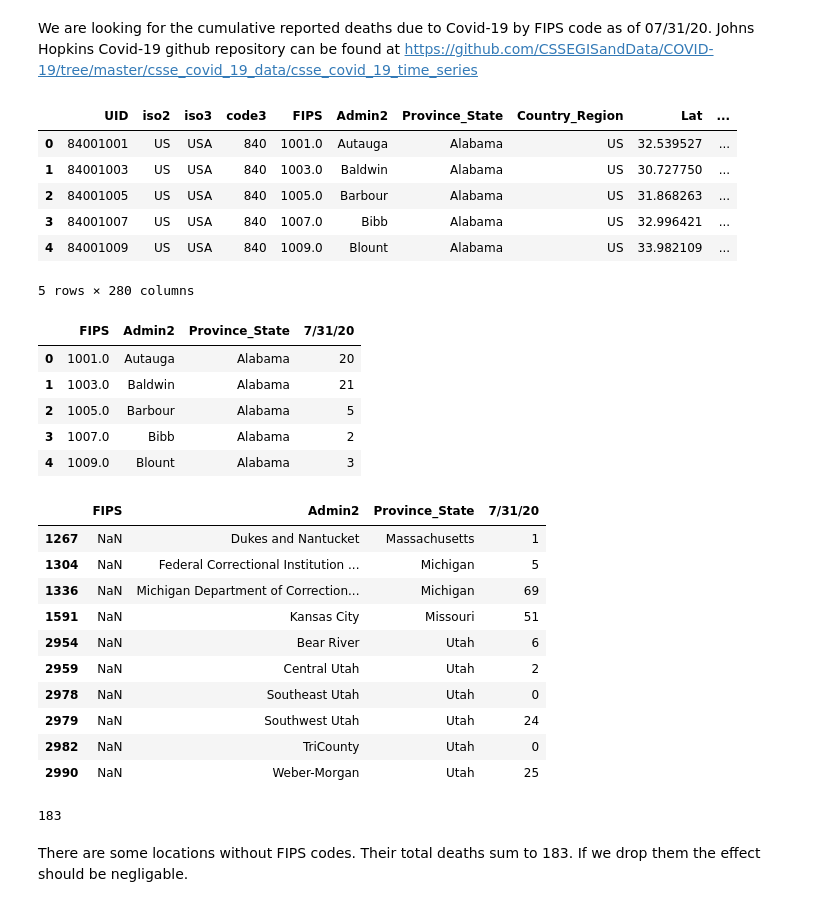
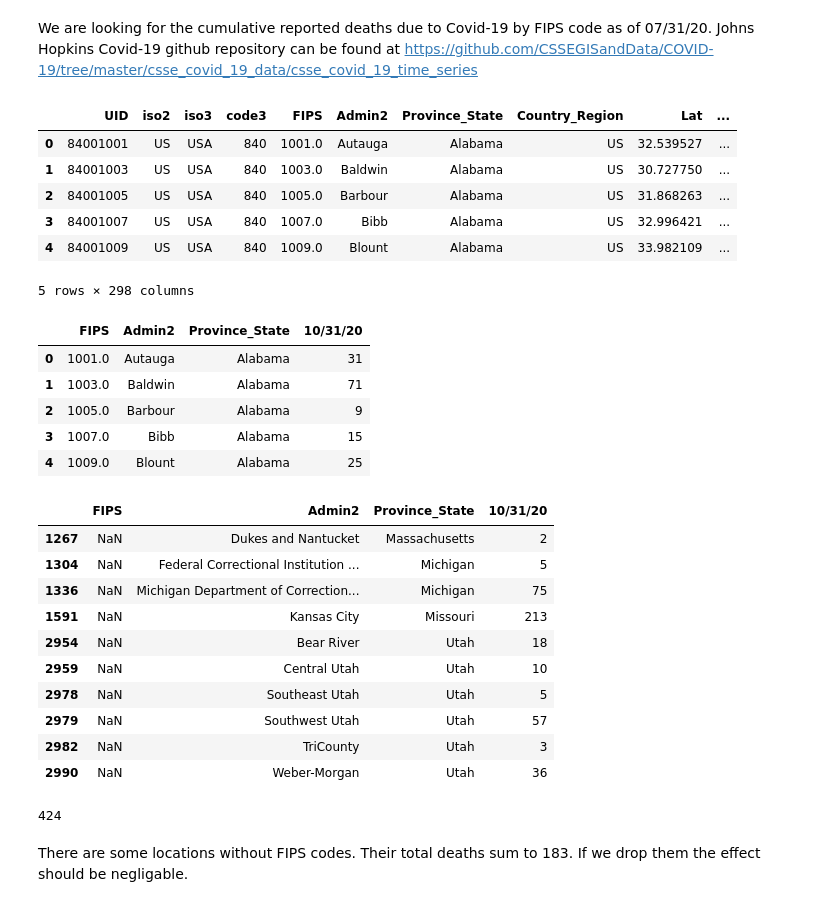
Before and after one commit to jared-m-murphy/Springboard, a Jupyter notebook: Capstone_1/JHU_Cumulative_Deaths.ipynb, the cells around one changed output. Saved outputs shown, nothing was run; the diff lists cells and outputs as text; code cells hidden in the pictures.

```diff
--- a/Capstone_1/JHU_Cumulative_Deaths.ipynb
+++ b/Capstone_1/JHU_Cumulative_Deaths.ipynb
@@ -8,8 +8,8 @@ We are looking for the cumulative reported deaths due to Covid-19 by FIPS code a
 import pandas as pd
 import numpy as np
 # %%
-df=pd.read_csv('https://raw.githubusercontent.com/CSSEGISandData/COVID-19/master/csse_covid_19_data/csse_covid_19_time_series/time_series_covid19_deaths_US.csv')
-df.head()
+df_JHU=pd.read_csv('https://raw.githubusercontent.com/CSSEGISandData/COVID-19/master/csse_covid_19_data/csse_covid_19_time_series/time_series_covid19_deaths_US.csv')
+df_JHU.head()
 # %% [output]
 |  | UID | iso2 | iso3 | code3 | FIPS | Admin2 | Province_State | Country_Region | Lat | ... |
 | 0 | 84001001 | US | USA | 840 | 1001.0 | Autauga | Alabama | US | 32.539527 | ... |
@@ -17,36 +17,36 @@ df.head()
 | 2 | 84001005 | US | USA | 840 | 1005.0 | Barbour | Alabama | US | 31.868263 | ... |
 | 3 | 84001007 | US | USA | 840 | 1007.0 | Bibb | Alabama | US | 32.996421 | ... |
 | 4 | 84001009 | US | USA | 840 | 1009.0 | Blount | Alabama | US | 33.982109 | ... |
-5 rows × 280 columns
+5 rows × 298 columns
 # %%
-df=df[['FIPS','Admin2','Province_State','7/31/20']]
-df.head()
+df_JHU=df_JHU[['FIPS','Admin2','Province_State','10/31/20']]
+df_JHU.head()
 # %% [output]
-|  | FIPS | Admin2 | Province_State | 7/31/20 |
-| 0 | 1001.0 | Autauga | Alabama | 20 |
-| 1 | 1003.0 | Baldwin | Alabama | 21 |
-| 2 | 1005.0 | Barbour | Alabama | 5 |
-| 3 | 1007.0 | Bibb | Alabama | 2 |
-| 4 | 1009.0 | Blount | Alabama | 3 |
+|  | FIPS | Admin2 | Province_State | 10/31/20 |
+| 0 | 1001.0 | Autauga | Alabama | 31 |
+| 1 | 1003.0 | Baldwin | Alabama | 71 |
+| 2 | 1005.0 | Barbour | Alabama | 9 |
+| 3 | 1007.0 | Bibb | Alabama | 15 |
+| 4 | 1009.0 | Blount | Alabama | 25 |
 # %%
 #Checking for null values
-df[df['FIPS'].isnull()]
+df_JHU[df_JHU['FIPS'].isnull()]
 # %% [output]
-|  | FIPS | Admin2 | Province_State | 7/31/20 |
-| 1267 | NaN | Dukes and Nantucket | Massachusetts | 1 |
+|  | FIPS | Admin2 | Province_State | 10/31/20 |
+| 1267 | NaN | Dukes and Nantucket | Massachusetts | 2 |
 | 1304 | NaN | Federal Correctional Institution ... | Michigan | 5 |
-| 1336 | NaN | Michigan Department of Correction... | Michigan | 69 |
-| 1591 | NaN | Kansas City | Missouri | 51 |
-| 2954 | NaN | Bear River | Utah | 6 |
-| 2959 | NaN | Central Utah | Utah | 2 |
-| 2978 | NaN | Southeast Utah | Utah | 0 |
-| 2979 | NaN | Southwest Utah | Utah | 24 |
-| 2982 | NaN | TriCounty | Utah | 0 |
-| 2990 | NaN | Weber-Morgan | Utah | 25 |
+| 1336 | NaN | Michigan Department of Correction... | Michigan | 75 |
+| 1591 | NaN | Kansas City | Missouri | 213 |
+| 2954 | NaN | Bear River | Utah | 18 |
+| 2959 | NaN | Central Utah | Utah | 10 |
+| 2978 | NaN | Southeast Utah | Utah | 5 |
+| 2979 | NaN | Southwest Utah | Utah | 57 |
+| 2982 | NaN | TriCounty | Utah | 3 |
+| 2990 | NaN | Weber-Morgan | Utah | 36 |
 # %%
-df[df['FIPS'].isnull()]['7/31/20'].sum()
+df_JHU[df_JHU['FIPS'].isnull()]['10/31/20'].sum()
 # %% [output]
-183
+424
 # %% [markdown]
 There are some locations without FIPS codes.  Their total deaths sum to 183.  If we drop them the effect should be negligable.
 # %%
```
Also changed, not shown: parts of 3 cells of this notebook, 2 other files.
